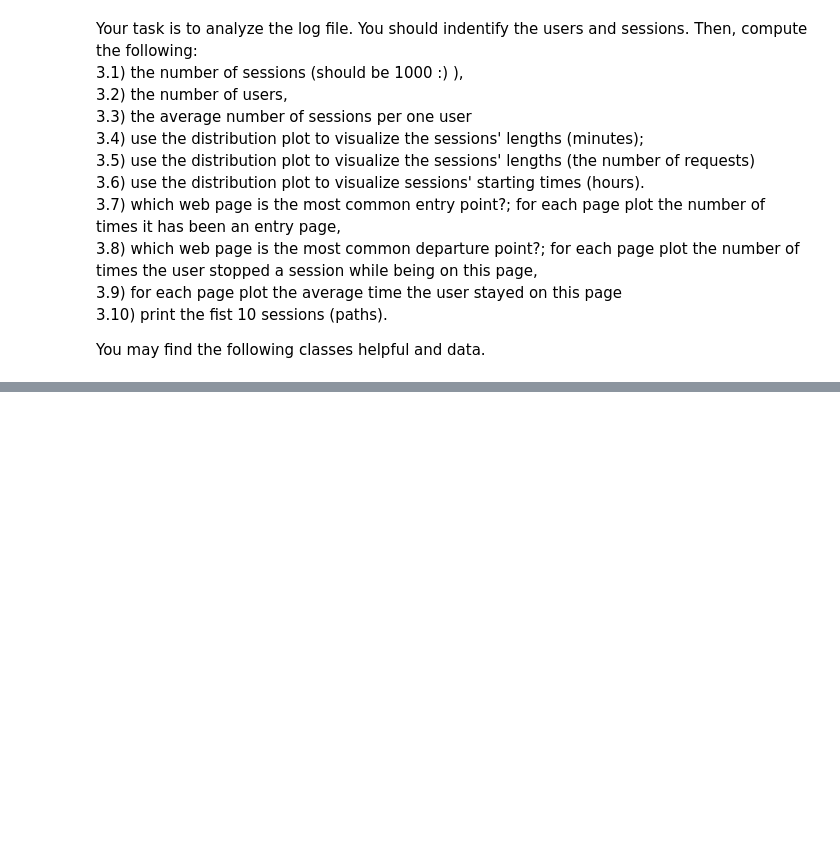
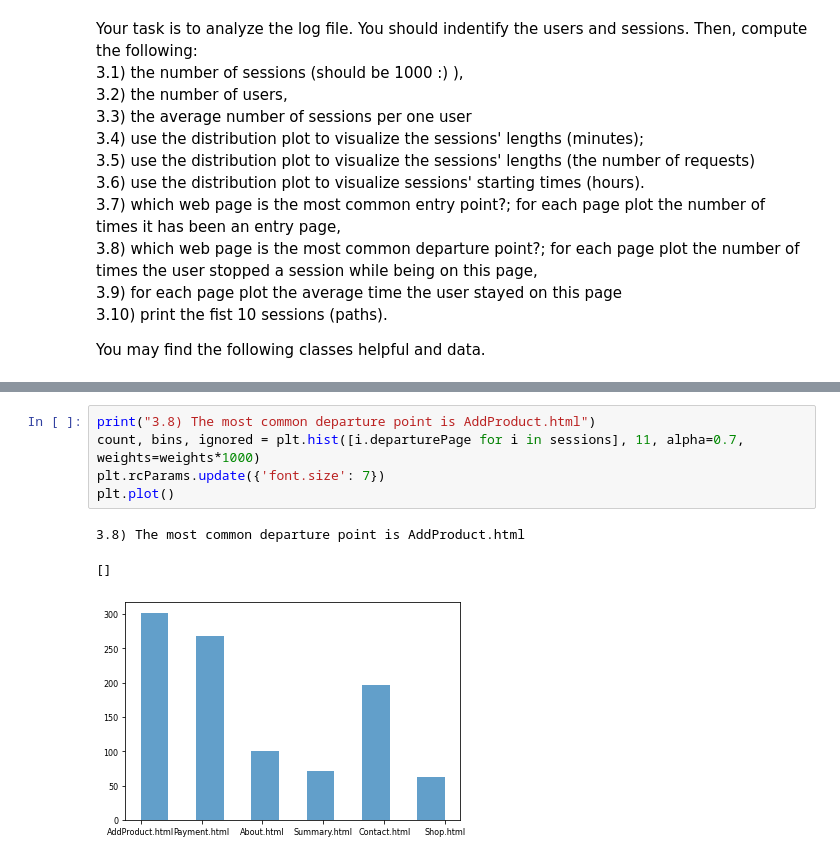
Before and after one commit to feliksczart/zasoby_informacyjne, a Jupyter notebook: Lab9/Lab9_Logs.ipynb, the cells around one changed output, grey strips where cells are left out. Drawn from its saved outputs; the diff is of its cells as text; blank space fills up the shorter version.

```diff
--- a/Lab9/Lab9_Logs.ipynb
+++ b/Lab9/Lab9_Logs.ipynb
@@ -171,0 +195,9 @@ plt.plot()
+# %%
+print("3.8) The most common departure point is AddProduct.html")
+count, bins, ignored = plt.hist([i.departurePage for i in sessions], 11, alpha=0.7, weights=weights*1000)
+plt.rcParams.update({'font.size': 7})
+plt.plot()
+# %% [output]
+3.8) The most common departure point is AddProduct.html
+[]
+[figure, added]
```
Also changed, not shown: parts of 4 cells of this notebook.
